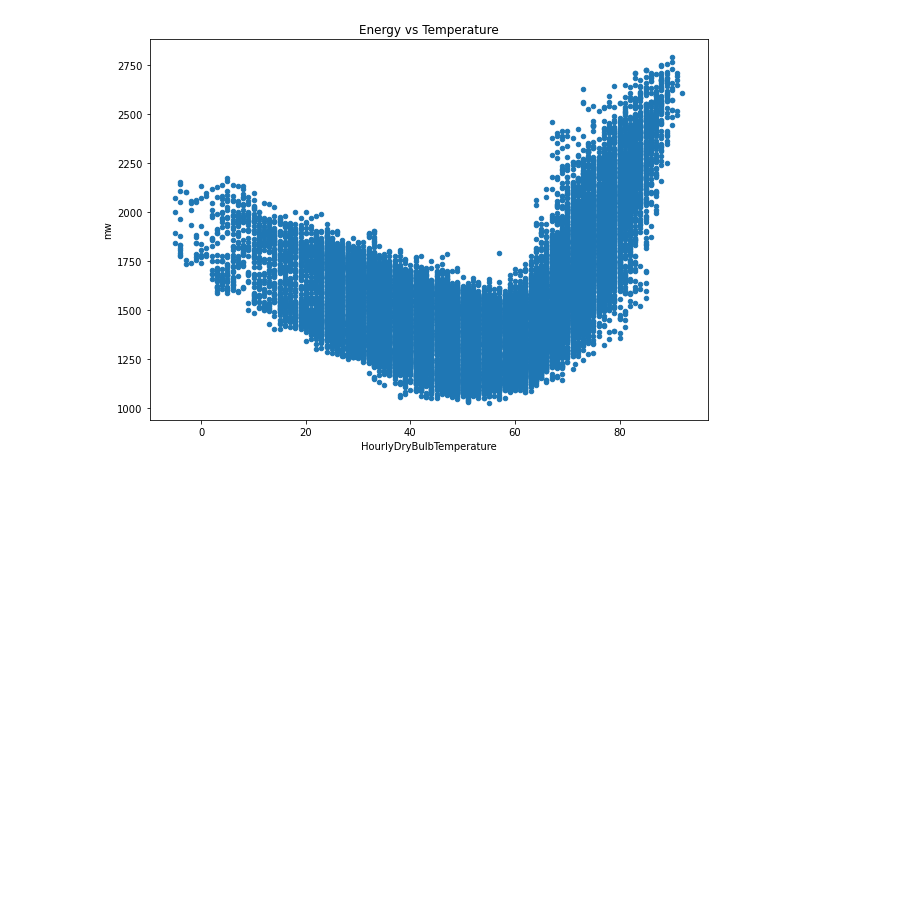
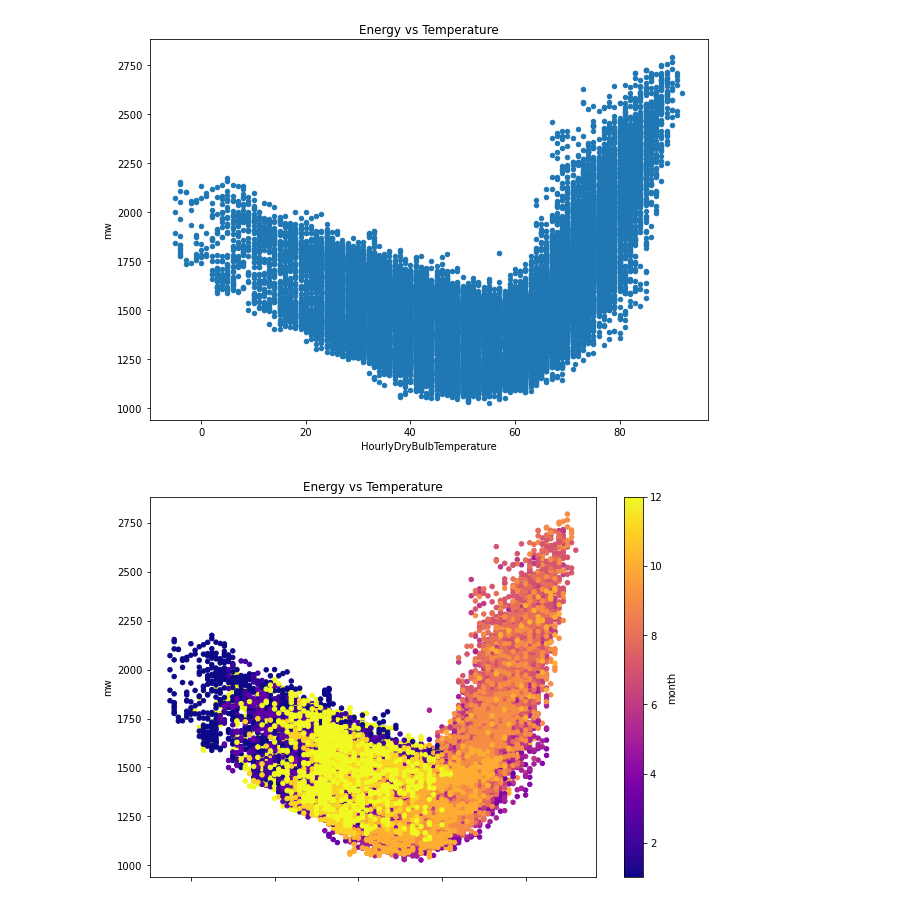
Before and after one commit to okmich/live-manning-projects, a Jupyter notebook: time-series-forecasting-in-python/Milestone_2.ipynb, the cells around one changed output. Drawn from its saved outputs; the diff is of its cells as text; code cells hidden in the pictures; blank space fills up the shorter version.

```diff
--- a/time-series-forecasting-in-python/Milestone_2.ipynb
+++ b/time-series-forecasting-in-python/Milestone_2.ipynb
@@ -154,3 +154,7 @@ temp_energy_correlation
 train.plot.scatter(x='HourlyDryBulbTemperature', y='mw', figsize=(10,7), title='Energy vs Temperature');
 # %% [output]
 [figure]
+# %%
+train.plot.scatter(x='HourlyDryBulbTemperature', y='mw', c='month', figsize=(10,7), cmap='plasma', title='Energy vs Temperature');
+# %% [output]
+[figure, added]
```
Also changed, not shown: parts of 3 cells of this notebook, 1 other file.
